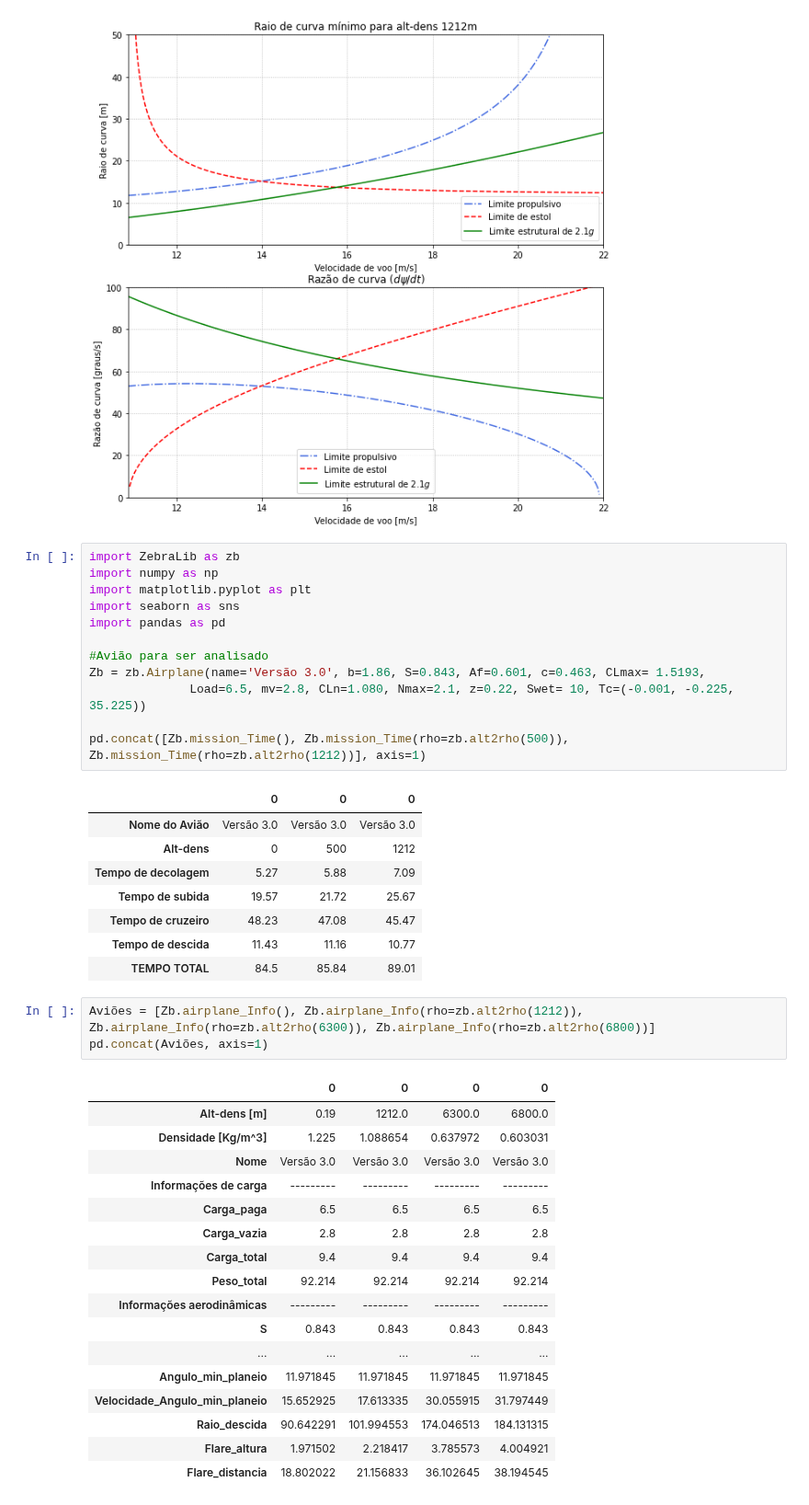
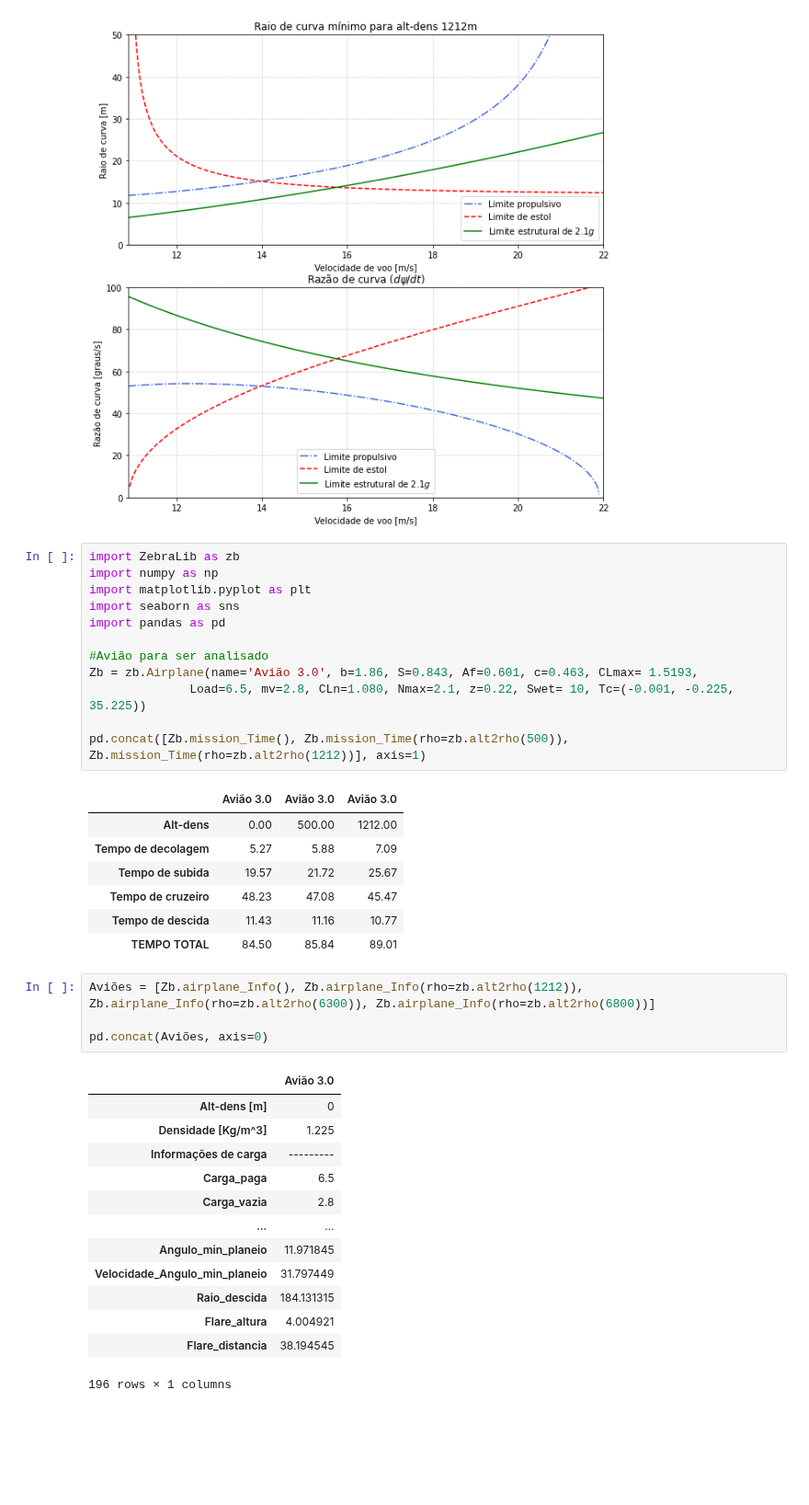
Before and after one commit to Chabole/Python, a Jupyter notebook: Projeto Zebra/Processo_trainee_desempenho.ipynb, the cells around one changed output. Shown at 92% size. Saved outputs shown, nothing was run; the diff lists cells and outputs as text; blank space fills up the shorter version.

Commit message:
update colunas dataframe

```diff
--- a/Projeto Zebra/Processo_trainee_desempenho.ipynb
+++ b/Projeto Zebra/Processo_trainee_desempenho.ipynb
@@ -725,37 +725,33 @@ import seaborn as sns
 import pandas as pd
 
 #Avião para ser analisado
-Zb = zb.Airplane(name='Versão 3.0', b=1.86, S=0.843, Af=0.601, c=0.463, CLmax= 1.5193,
+Zb = zb.Airplane(name='Avião 3.0', b=1.86, S=0.843, Af=0.601, c=0.463, CLmax= 1.5193,
               Load=6.5, mv=2.8, CLn=1.080, Nmax=2.1, z=0.22, Swet= 10, Tc=(-0.001, -0.225, 35.225))
 
 pd.concat([Zb.mission_Time(), Zb.mission_Time(rho=zb.alt2rho(500)), Zb.mission_Time(rho=zb.alt2rho(1212))], axis=1)
 # %% [output]
-|  | 0 | 0 | 0 |
-| Nome do Avião | Versão 3.0 | Versão 3.0 | Versão 3.0 |
-| Alt-dens | 0 | 500 | 1212 |
+|  | Avião 3.0 | Avião 3.0 | Avião 3.0 |
+| Alt-dens | 0.00 | 500.00 | 1212.00 |
 | Tempo de decolagem | 5.27 | 5.88 | 7.09 |
 | Tempo de subida | 19.57 | 21.72 | 25.67 |
 | Tempo de cruzeiro | 48.23 | 47.08 | 45.47 |
 | Tempo de descida | 11.43 | 11.16 | 10.77 |
-| TEMPO TOTAL | 84.5 | 85.84 | 89.01 |
+| TEMPO TOTAL | 84.50 | 85.84 | 89.01 |
 # %%
 Aviões = [Zb.airplane_Info(), Zb.airplane_Info(rho=zb.alt2rho(1212)), Zb.airplane_Info(rho=zb.alt2rho(6300)), Zb.airplane_Info(rho=zb.alt2rho(6800))]
-pd.concat(Aviões, axis=1)
+
+pd.concat(Aviões, axis=0)
 # %% [output]
-|  | 0 | 0 | 0 | 0 |
-| Alt-dens [m] | 0.19 | 1212.0 | 6300.0 | 6800.0 |
-| Densidade [Kg/m^3] | 1.225 | 1.088654 | 0.637972 | 0.603031 |
-| Nome | Versão 3.0 | Versão 3.0 | Versão 3.0 | Versão 3.0 |
-| Informações de carga | --------- | --------- | --------- | --------- |
-| Carga_paga | 6.5 | 6.5 | 6.5 | 6.5 |
-| Carga_vazia | 2.8 | 2.8 | 2.8 | 2.8 |
-| Carga_total | 9.4 | 9.4 | 9.4 | 9.4 |
-| Peso_total | 92.214 | 92.214 | 92.214 | 92.214 |
-| Informações aerodinâmicas | --------- | --------- | --------- | --------- |
-| S | 0.843 | 0.843 | 0.843 | 0.843 |
-| ... | ... | ... | ... | ... |
-| Angulo_min_planeio | 11.971845 | 11.971845 | 11.971845 | 11.971845 |
-| Velocidade_Angulo_min_planeio | 15.652925 | 17.613335 | 30.055915 | 31.797449 |
-| Raio_descida | 90.642291 | 101.994553 | 174.046513 | 184.131315 |
-| Flare_altura | 1.971502 | 2.218417 | 3.785573 | 4.004921 |
-| Flare_distancia | 18.802022 | 21.156833 | 36.102645 | 38.194545 |
+|  | Avião 3.0 |
+| Alt-dens [m] | 0 |
+| Densidade [Kg/m^3] | 1.225 |
+| Informações de carga | --------- |
+| Carga_paga | 6.5 |
+| Carga_vazia | 2.8 |
+| ... | ... |
+| Angulo_min_planeio | 11.971845 |
+| Velocidade_Angulo_min_planeio | 31.797449 |
+| Raio_descida | 184.131315 |
+| Flare_altura | 4.004921 |
+| Flare_distancia | 38.194545 |
+196 rows × 1 columns
```
